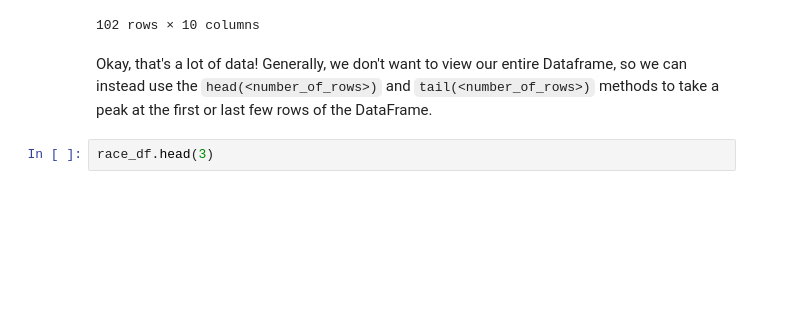
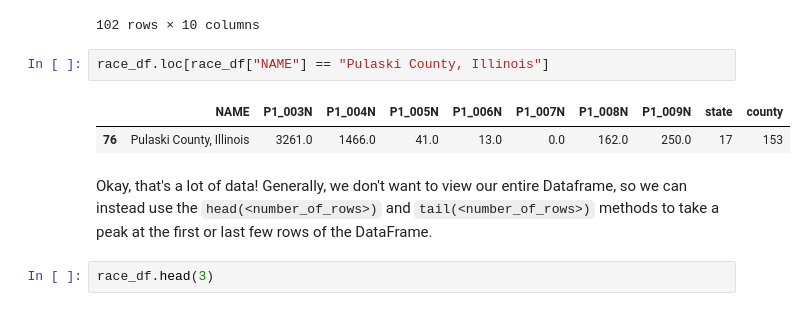
Before and after one commit to sguimaraes-uchi/Notebooks, a Jupyter notebook: Notebook1.ipynb, the cells around one changed output. Saved outputs shown, nothing was run; the diff lists cells and outputs as text; blank space fills up the shorter version.

```diff
--- a/Notebook1.ipynb
+++ b/Notebook1.ipynb
@@ -210,6 +210,11 @@ race_df
 | 100 | Winnebago County, Illinois | 191124.0 | 39159.0 | 1632.0 | 8039.0 | 84.0 | 19059.0 | 26253.0 | 17 | 201 |
 | 101 | Woodford County, Illinois | 36102.0 | 278.0 | 49.0 | 217.0 | 14.0 | 212.0 | 1595.0 | 17 | 203 |
 102 rows × 10 columns
+# %%
+race_df.loc[race_df["NAME"] == "Pulaski County, Illinois"]
+# %% [output]
+|  | NAME | P1_003N | P1_004N | P1_005N | P1_006N | P1_007N | P1_008N | P1_009N | state | county |
+| 76 | Pulaski County, Illinois | 3261.0 | 1466.0 | 41.0 | 13.0 | 0.0 | 162.0 | 250.0 | 17 | 153 |
 # %% [markdown]
 Okay, that's a lot of data! Generally, we don't want to view our entire Dataframe, so we can instead use the `head(<number_of_rows>)` and `tail(<number_of_rows>)` methods to take a peak at the first or last few rows of the DataFrame.
 # %%
```
Also changed, not shown: parts of 6 cells of this notebook.
